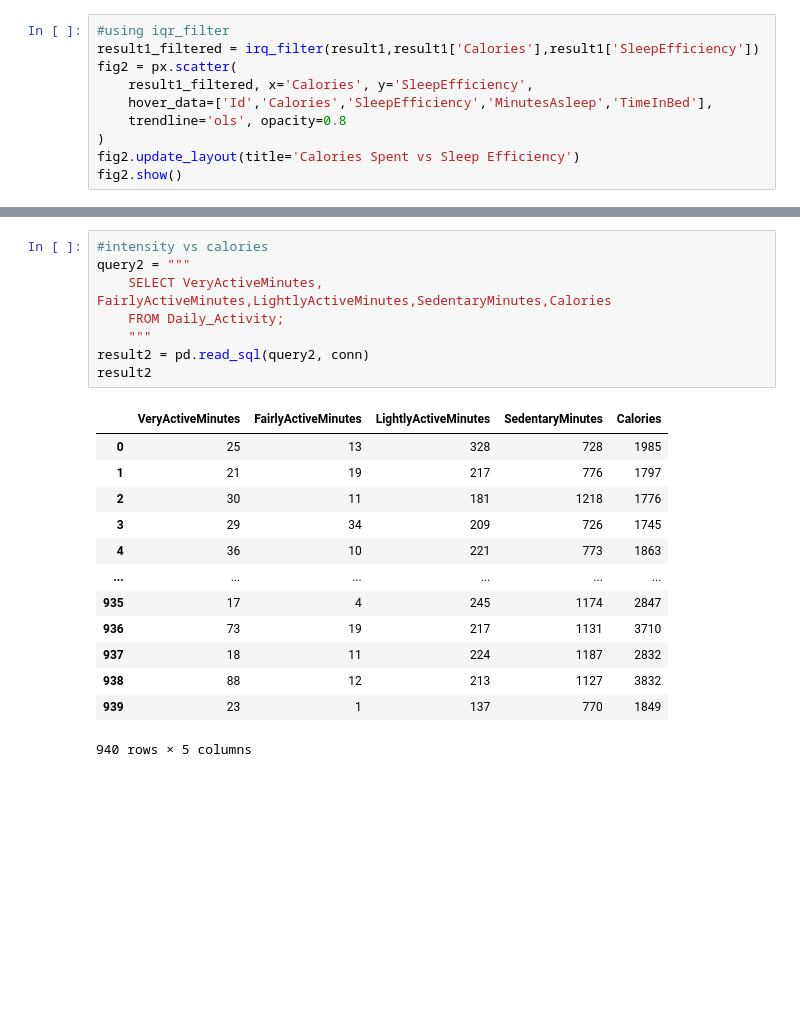
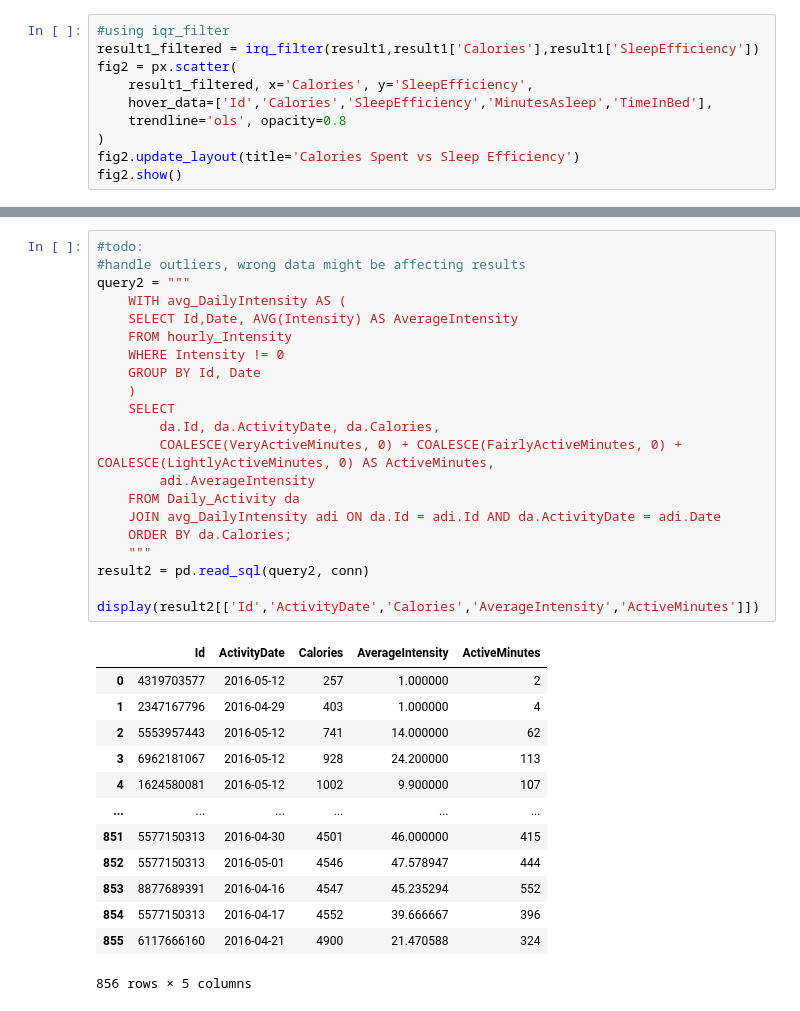
Before and after one commit to M0pare02/Fitbit_Data_Analysis, a Jupyter notebook: Notebooks/Data_Cleaning.ipynb, the cells around one changed output, grey strips where cells are left out. Saved outputs shown, nothing was run; the diff lists cells and outputs as text; blank space fills up the shorter version.

```diff
--- a/Notebooks/Data_Cleaning.ipynb
+++ b/Notebooks/Data_Cleaning.ipynb
@@ -448,22 +487,35 @@ fig2.show()
 # %%
-#intensity vs calories
+#todo:
+#handle outliers, wrong data might be affecting results
 query2 = """
-    SELECT VeryActiveMinutes, FairlyActiveMinutes,LightlyActiveMinutes,SedentaryMinutes,Calories
-    FROM Daily_Activity;
+    WITH avg_DailyIntensity AS (
+    SELECT Id,Date, AVG(Intensity) AS AverageIntensity
+    FROM hourly_Intensity
+    WHERE Intensity != 0
+    GROUP BY Id, Date
+    )
+    SELECT
+        da.Id, da.ActivityDate, da.Calories,
+        COALESCE(VeryActiveMinutes, 0) + COALESCE(FairlyActiveMinutes, 0) + COALESCE(LightlyActiveMinutes, 0) AS ActiveMinutes,
+        adi.AverageIntensity
+    FROM Daily_Activity da
+    JOIN avg_DailyIntensity adi ON da.Id = adi.Id AND da.ActivityDate = adi.Date
+    ORDER BY da.Calories;
     """
 result2 = pd.read_sql(query2, conn)
-result2
+
+display(result2[['Id','ActivityDate','Calories','AverageIntensity','ActiveMinutes']])
 # %% [output]
-|  | VeryActiveMinutes | FairlyActiveMinutes | LightlyActiveMinutes | SedentaryMinutes | Calories |
-| 0 | 25 | 13 | 328 | 728 | 1985 |
-| 1 | 21 | 19 | 217 | 776 | 1797 |
-| 2 | 30 | 11 | 181 | 1218 | 1776 |
-| 3 | 29 | 34 | 209 | 726 | 1745 |
-| 4 | 36 | 10 | 221 | 773 | 1863 |
+|  | Id | ActivityDate | Calories | AverageIntensity | ActiveMinutes |
+| 0 | 4319703577 | 2016-05-12 | 257 | 1.000000 | 2 |
+| 1 | 2347167796 | 2016-04-29 | 403 | 1.000000 | 4 |
+| 2 | 5553957443 | 2016-05-12 | 741 | 14.000000 | 62 |
+| 3 | 6962181067 | 2016-05-12 | 928 | 24.200000 | 113 |
+| 4 | 1624580081 | 2016-05-12 | 1002 | 9.900000 | 107 |
 | ... | ... | ... | ... | ... | ... |
-| 935 | 17 | 4 | 245 | 1174 | 2847 |
-| 936 | 73 | 19 | 217 | 1131 | 3710 |
-| 937 | 18 | 11 | 224 | 1187 | 2832 |
-| 938 | 88 | 12 | 213 | 1127 | 3832 |
-| 939 | 23 | 1 | 137 | 770 | 1849 |
+| 851 | 5577150313 | 2016-04-30 | 4501 | 46.000000 | 415 |
+| 852 | 5577150313 | 2016-05-01 | 4546 | 47.578947 | 444 |
+| 853 | 8877689391 | 2016-04-16 | 4547 | 45.235294 | 552 |
+| 854 | 5577150313 | 2016-04-17 | 4552 | 39.666667 | 396 |
+| 855 | 6117666160 | 2016-04-21 | 4900 | 21.470588 | 324 |
-940 rows × 5 columns
+856 rows × 5 columns
```
Also changed, not shown: parts of 8 cells of this notebook, 1 other file.
